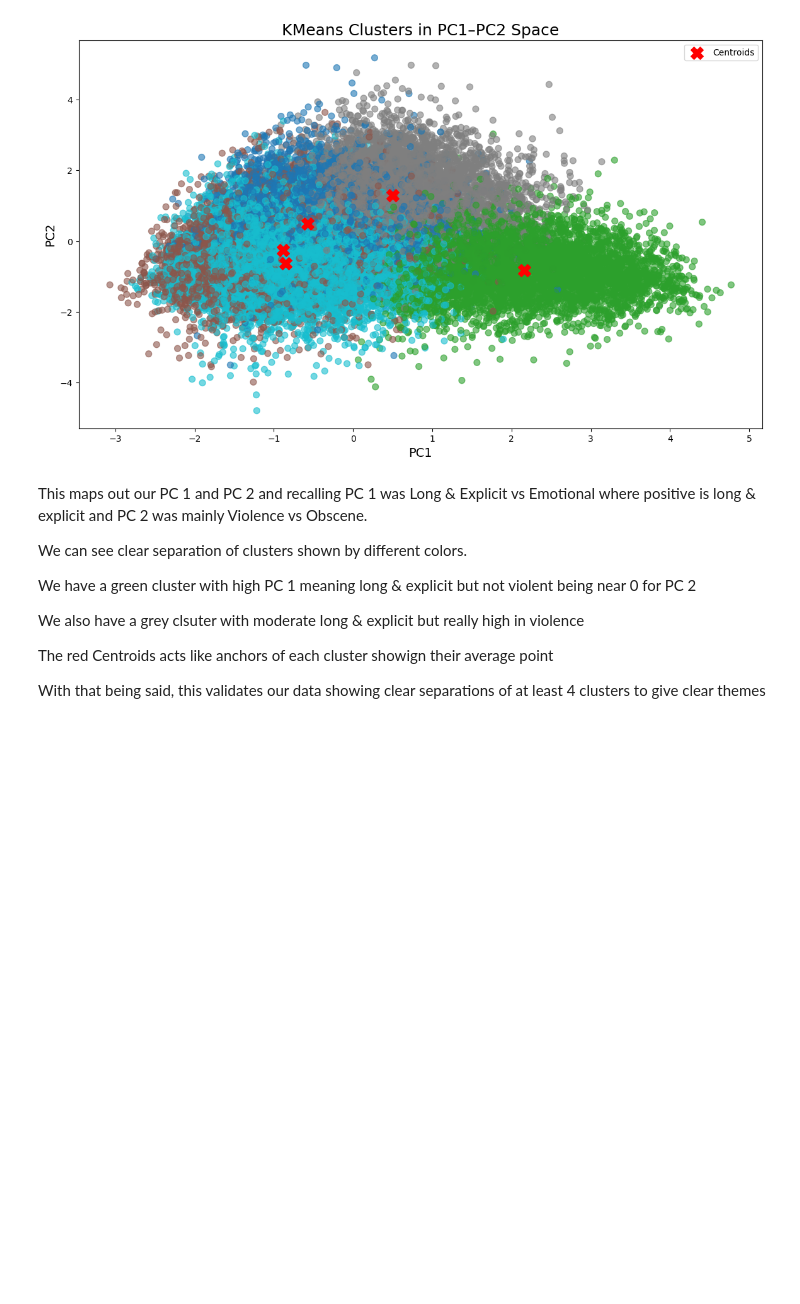
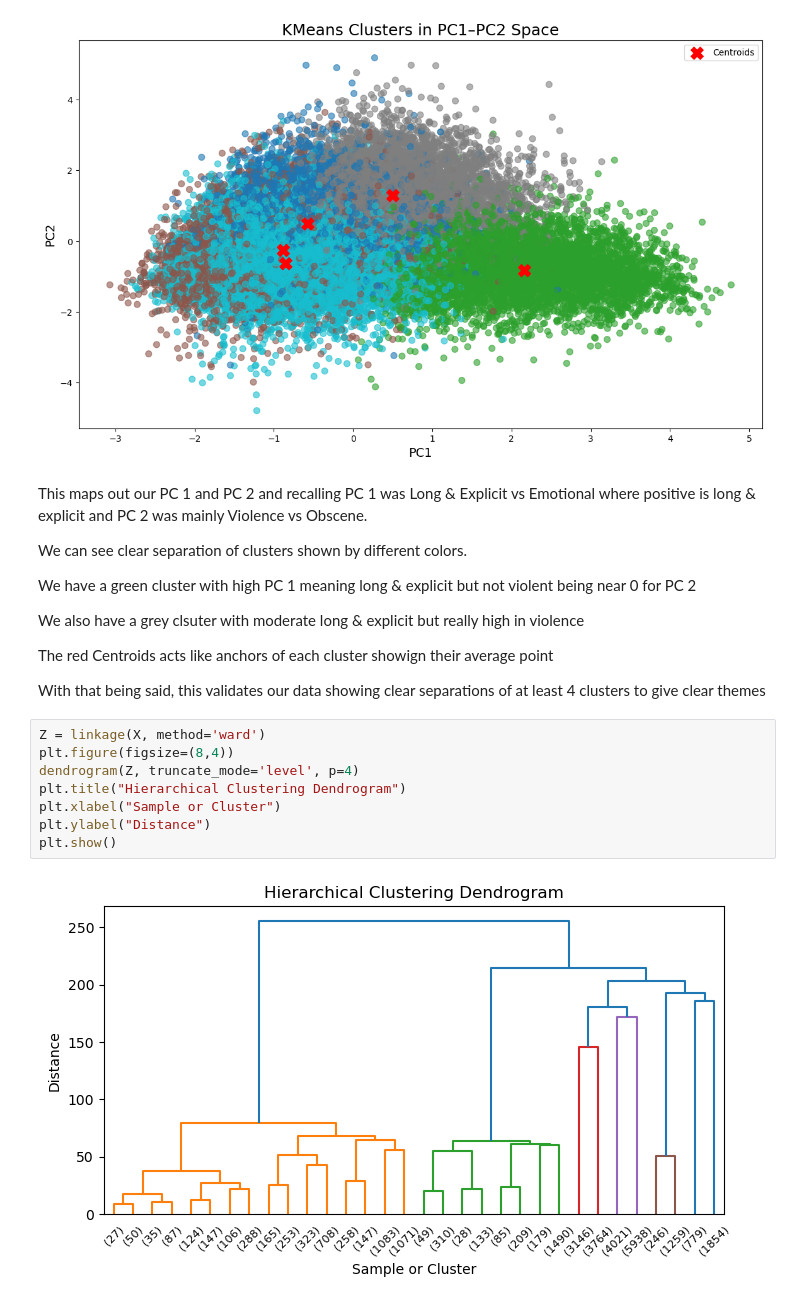
Before and after one commit to jweng8900/-TLAB-Music-Recommendation-Algorithm, a Jupyter notebook: Notebooks/3. Modeling.ipynb, the cells around one changed output. Saved outputs shown, nothing was run; the diff lists cells and outputs as text; blank space fills up the shorter version.

```diff
--- a/Notebooks/Modeling.ipynb
+++ b/Notebooks/3. Modeling.ipynb
@@ -156,3 +156,13 @@ We also have a grey clsuter with moderate long & explicit but really high in vio
 The red Centroids acts like anchors of each cluster showign their average point
 
 With that being said, this validates our data showing clear separations of at least 4 clusters to give clear themes
+# %%
+Z = linkage(X, method='ward')
+plt.figure(figsize=(8,4))
+dendrogram(Z, truncate_mode='level', p=4)
+plt.title("Hierarchical Clustering Dendrogram")
+plt.xlabel("Sample or Cluster")
+plt.ylabel("Distance")
+plt.show()
+# %% [output]
+[figure, added]
```
Also changed, not shown: parts of 5 cells of this notebook, 12 other files.
